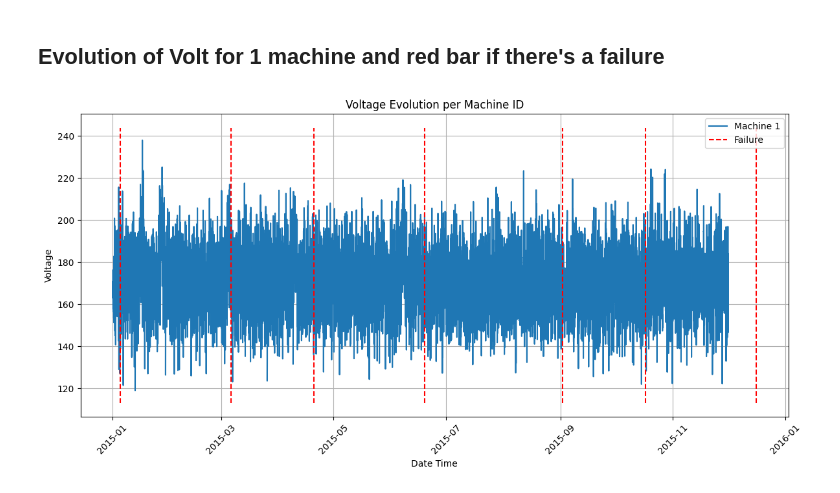
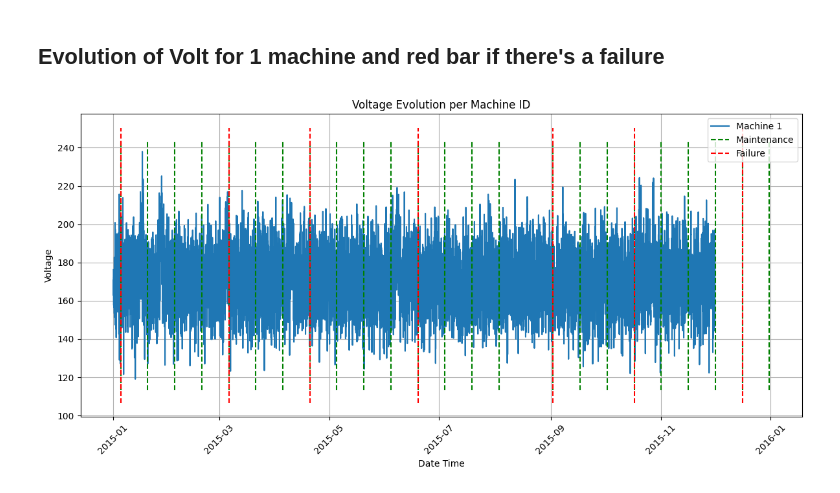
Before and after one commit to NRdrgz/PredictiveMaintenance, a Jupyter notebook: PredictiveMaintenance.ipynb, the cells around one changed output. Drawn from its saved outputs; the diff is of its cells as text; code cells hidden in the pictures.

Commit message:
Aircraft predictive maintenance

```diff
--- a/PredictiveMaintenance.ipynb
+++ b/PredictiveMaintenance.ipynb
@@ -173,6 +171,8 @@ df_main = pd.merge(df_main, df_machines, how='left', on=['machineID'])
 
 #Let's add a column called 'failure' if there's any failure
 df_main['failure'] = df_main[['failure_comp1', 'failure_comp2', 'failure_comp3', 'failure_comp4']].any(axis=1).astype(int)
+#Same for maintenance
+df_main['maintenance'] = df_main[['comp_comp1', 'comp_comp2', 'comp_comp3', 'comp_comp4']].any(axis=1).astype(int)
 
 print(df_main.head())
 print(df_main.describe())
@@ -244,39 +244,44 @@ plt.show()
 ## Evolution of Volt for 1 machine and red bar if there's a failure
 # %%
 #Plot evolution of volt per Machine for 1 week
-
-
 # Sort the dataframe by datetime
 df_main = df_main.sort_values('datetime')
 #Only for 1 machine
 machine_ids = [1]
 # Create the plot
 fig, ax = plt.subplots(figsize=(12, 6))
 
 # Plot voltage for each machine ID
 for machine_id in machine_ids:
     data = df_main[(df_main['machineID'] == machine_id) & (df_main['datetime']>='2015-01-01') & (df_main['datetime']<='2015-12-01')]
     plt.plot(data['datetime'], data['volt'], label=f'Machine {machine_id}')
 
+# Plot green bars for maintenance
+failures = df_main[(df_main['machineID'] == machine_id) & (df_main['maintenance'] == 1)]
+ax.vlines(failures['datetime'], ymin=ax.get_ylim()[0], ymax=ax.get_ylim()[1],
+          colors='green', linestyles='dashed', label='Maintenance')
+
 # Plot red bars for failures
 failures = df_main[(df_main['machineID'] == machine_id) & (df_main['failure'] == 1)]
 ax.vlines(failures['datetime'], ymin=ax.get_ylim()[0], ymax=ax.get_ylim()[1],
           colors='red', linestyles='dashed', label='Failure')
+
+
 
 # Customize the plot
 plt.title('Voltage Evolution per Machine ID')
 plt.xlabel('Date Time')
 plt.ylabel('Voltage')
 plt.legend()
 plt.grid(True)
 
 # Rotate x-axis labels for better readability
 plt.xticks(rotation=45)
 
 # Adjust layout to prevent cutting off labels
 plt.tight_layout()
 
 # Show the plot
 plt.show()
 # %% [output]
-[figure, old version]
+[figure, new version]
```
Also changed, not shown: parts of 7 cells of this notebook, 4 other files.
